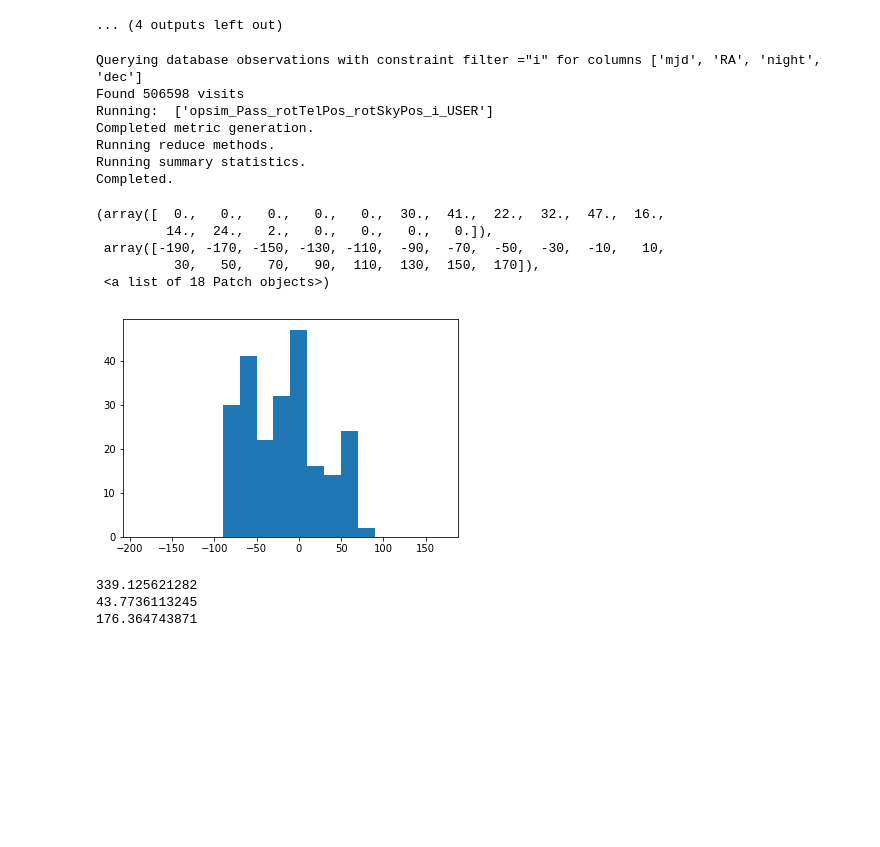
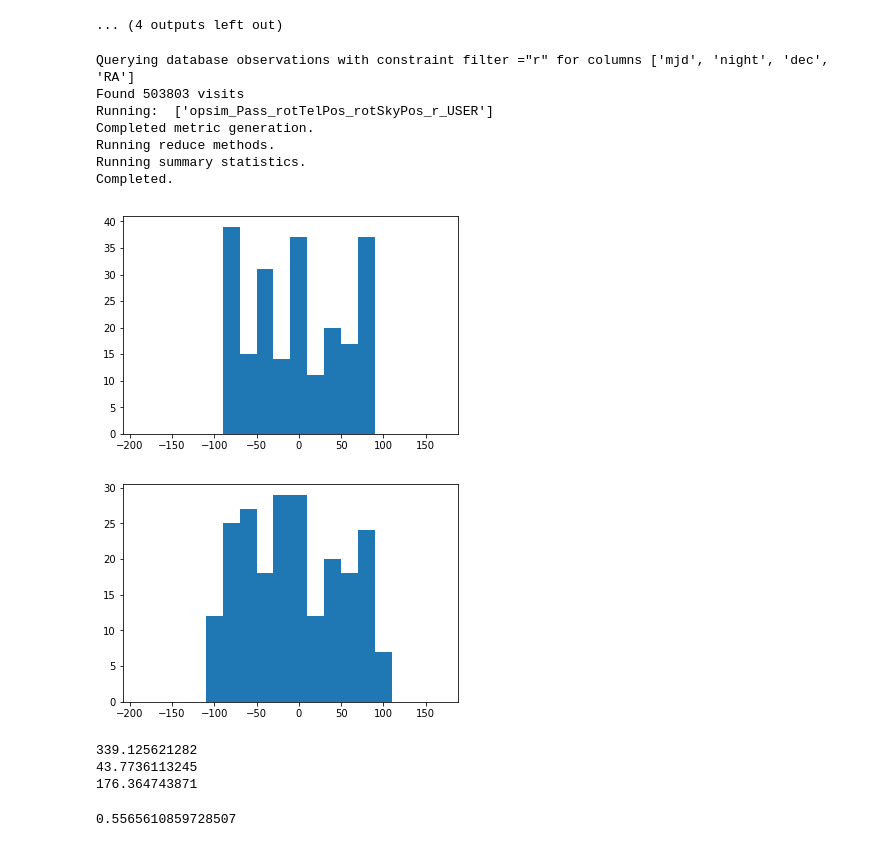
Before and after one commit to yoachim/18_scratch, a Jupyter notebook: rotator_experiment/rotator_mine.ipynb, the cells around one changed output. Cells and saved outputs as stored; diff of their text form; code cells hidden in the pictures; blank space fills up the shorter version.

```diff
--- a/rotator_experiment/rotator_mine.ipynb
+++ b/rotator_experiment/rotator_mine.ipynb
@@ -200,6 +200,8 @@ Plotting complete.
 # %%
 # I don't think I understand the angle metrics, let's look at it
 bundleList = []
+stacker = RandRotSkyPos(raCol='RA', decCol='dec', mjdCol='mjd', lstCol=None)
+sql = 'filter ="r"'
 slicer = slicers.UserPointsSlicer(ra=0, dec=-50, lonCol='RA', latCol='dec')
 metric = metrics.PassMetric(cols=['rotTelPos', 'rotSkyPos'])
 bundleList.append(metricBundles.MetricBundle(metric, slicer, sql, stackerList=[stacker]))
@@ -208,22 +210,21 @@ bundleDict = metricBundles.makeBundlesDictFromList(bundleList)
 bgroup = metricBundles.MetricBundleGroup(bundleDict, conn, outDir=outDir, resultsDb=resultsDb)
 bgroup.runAll()
 # %% [output]
-Querying database observations with constraint filter ="i" for columns ['mjd', 'RA', 'night', 'dec']
-Found 506598 visits
-Running:  ['opsim_Pass_rotTelPos_rotSkyPos_i_USER']
+Querying database observations with constraint filter ="r" for columns ['mjd', 'night', 'dec', 'RA']
+Found 503803 visits
+Running:  ['opsim_Pass_rotTelPos_rotSkyPos_r_USER']
 Completed metric generation.
 Running reduce methods.
 Running summary statistics.
 Completed.
 # %%
-plt.hist(bundleList[0].metricValues[0]['rotTelPos'], bins=np.arange(-190,190,20))
+ack = plt.hist(bundleList[0].metricValues[0]['rotTelPos'], bins=np.arange(-190,190,20))
 # %% [output]
-(array([  0.,   0.,   0.,   0.,   0.,  30.,  41.,  22.,  32.,  47.,  16.,
-         14.,  24.,   2.,   0.,   0.,   0.,   0.]),
- array([-190, -170, -150, -130, -110,  -90,  -70,  -50,  -30,  -10,   10,
-          30,   50,   70,   90,  110,  130,  150,  170]),
- <a list of 18 Patch objects>)
-[figure, old version]
+[figure, new version]
+# %%
+ack = plt.hist(bundleList[0].metricValues[0]['rotSkyPos'], bins=np.arange(-190,190,20))
+# %% [output]
+[figure, added]
 # %%
 mets =[metrics.MeanAngleMetric(col='rotTelPos'), metrics.RmsAngleMetric('rotTelPos'),
           metrics.FullRangeAngleMetric('rotTelPos')]
@@ -244,0 +250,4 @@ mean = angle % (2.*np.pi)
+# %%
+ks_D
+# %% [output]
+0.5565610859728507
```
Also changed, not shown: parts of 2 cells of this notebook, 1 other file.
